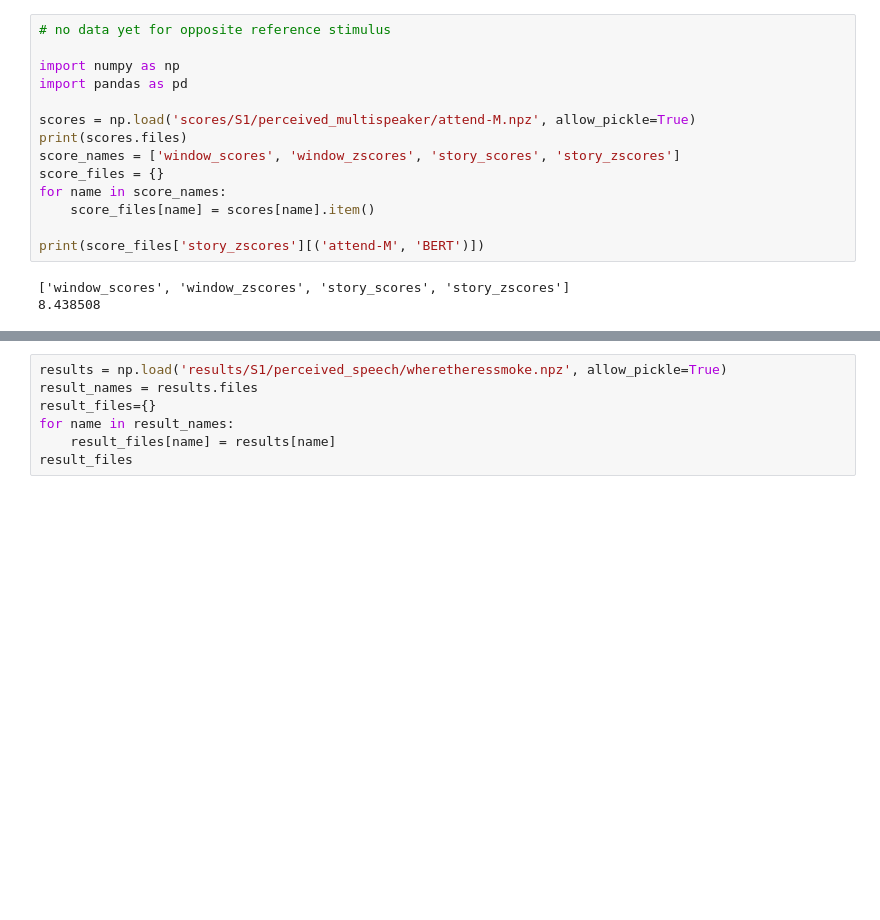
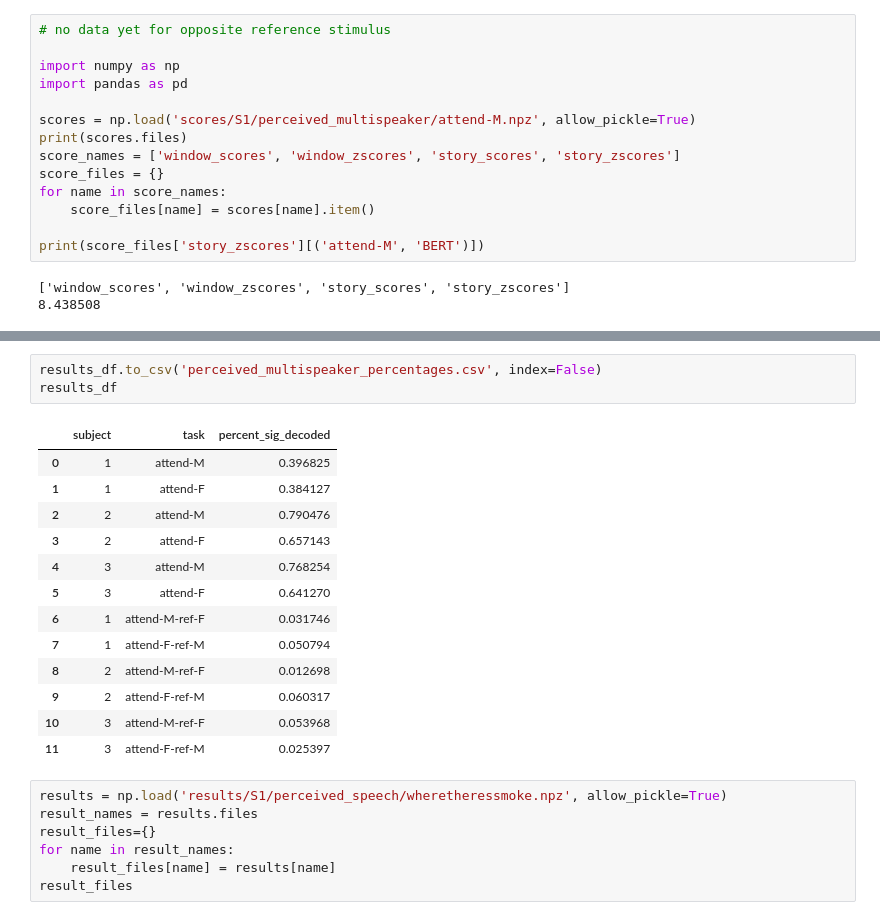
Before and after one commit to imranson/semantic-decoding, a Jupyter notebook: decoding/temp/explore_eval_multispeaker.ipynb, the cells around one changed output, grey strips where cells are left out. Cells and saved outputs as stored; diff of their text form; blank space fills up the shorter version.

```diff
--- a/decoding/temp/explore_eval_multispeaker.ipynb
+++ b/decoding/temp/explore_eval_multispeaker.ipynb
@@ -109,3 +152,20 @@ YET TO DO T-TEST
+# %%
+results_df.to_csv('perceived_multispeaker_percentages.csv', index=False)
+results_df
+# %% [output]
+|  | subject | task | percent_sig_decoded |
+| 0 | 1 | attend-M | 0.396825 |
+| 1 | 1 | attend-F | 0.384127 |
+| 2 | 2 | attend-M | 0.790476 |
+| 3 | 2 | attend-F | 0.657143 |
+| 4 | 3 | attend-M | 0.768254 |
+| 5 | 3 | attend-F | 0.641270 |
+| 6 | 1 | attend-M-ref-F | 0.031746 |
+| 7 | 1 | attend-F-ref-M | 0.050794 |
+| 8 | 2 | attend-M-ref-F | 0.012698 |
+| 9 | 2 | attend-F-ref-M | 0.060317 |
+| 10 | 3 | attend-M-ref-F | 0.053968 |
+| 11 | 3 | attend-F-ref-M | 0.025397 |
 # %%
 results = np.load('results/S1/perceived_speech/wheretheressmoke.npz', allow_pickle=True)
 result_names = results.files
```
Also changed, not shown: parts of 4 cells of this notebook, 8 other files.
